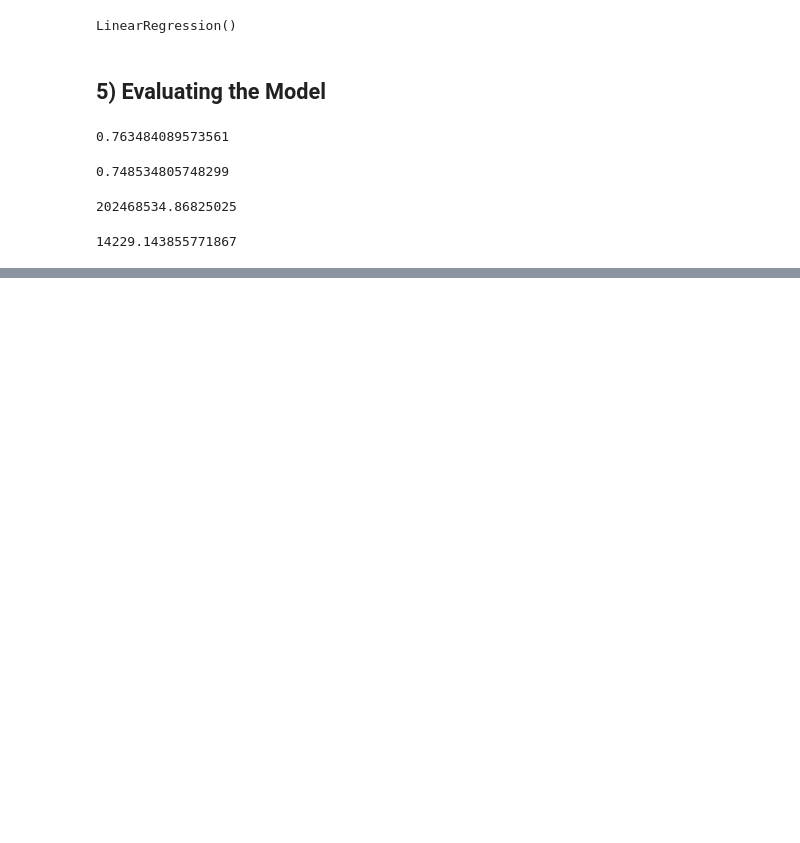
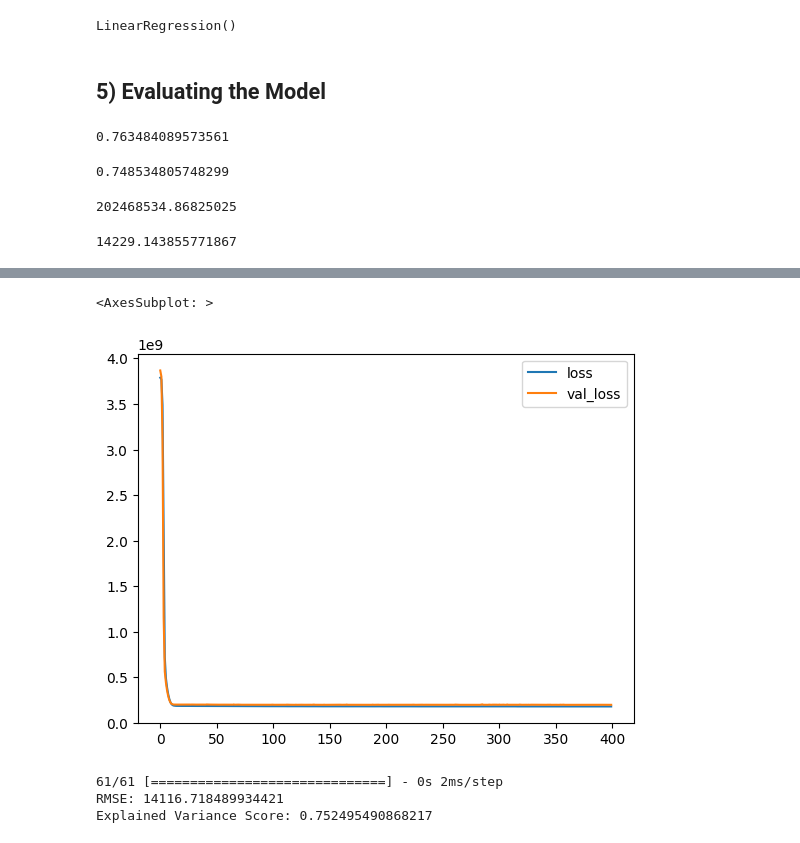
Before and after one commit to Hardvan/My-Machine-Learning-Projects, a Jupyter notebook: Kaggle Practice/1_Education Wages/Education_Wages.ipynb, the cells around one changed output, grey strips where cells are left out. Cells and saved outputs as stored; diff of their text form; code cells hidden in the pictures; blank space fills up the shorter version.

Commit message:
Add Deep Learning Model for Education Wages

```diff
--- a/Kaggle Practice/1_Education Wages/Education_Wages.ipynb
+++ b/Kaggle Practice/1_Education Wages/Education_Wages.ipynb
@@ -209,0 +212,6 @@ rmse
+# %%
+X = df.drop("Base Pay", axis=1)
+y = df["Base Pay"]
+X_train, X_test, y_train, y_test = train_test_split(X, y,
+                                                    test_size=0.2,
+                                                    random_state=42)
@@ -209,0 +220,5 @@ rmse
+# %%
+from sklearn.preprocessing import MinMaxScaler
+scaler = MinMaxScaler()
+X_train = scaler.fit_transform(X_train)
+X_test = scaler.transform(X_test)
@@ -209,0 +235,19 @@ rmse
+# %%
+from tensorflow.keras.models import Sequential
+from tensorflow.keras.layers import Dense
+
+model = Sequential()
+
+model.add(Dense(32, activation="relu"))
+model.add(Dense(32, activation="relu"))
+model.add(Dense(32, activation="relu"))
+model.add(Dense(32, activation="relu"))
+
+model.add(Dense(1))
+
+model.compile(optimizer="adam", loss="mse")
+# %%
+model.fit(x=X_train, y=y_train,
+          validation_data=(X_test, y_test),
+          batch_size=128, epochs=400
+          )
@@ -209,0 +273,18 @@ rmse
+# %%
+losses = pd.DataFrame(model.history.history)
+losses.plot()
+# %% [output]
+<AxesSubplot: >
+[figure, added]
+# %%
+from sklearn.metrics import mean_squared_error, mean_absolute_error, explained_variance_score
+predictions = model.predict(X_test)
+
+rmse = np.sqrt(mean_squared_error(y_test, predictions))
+print("RMSE:", rmse)
+evs = explained_variance_score(y_test, predictions)
+print("Explained Variance Score:", evs)
+# %% [output]
+61/61 [==============================] - 0s 2ms/step
+RMSE: 14116.718489934421
+Explained Variance Score: 0.752495490868217
```
Also changed, not shown: parts of 6 cells of this notebook.
